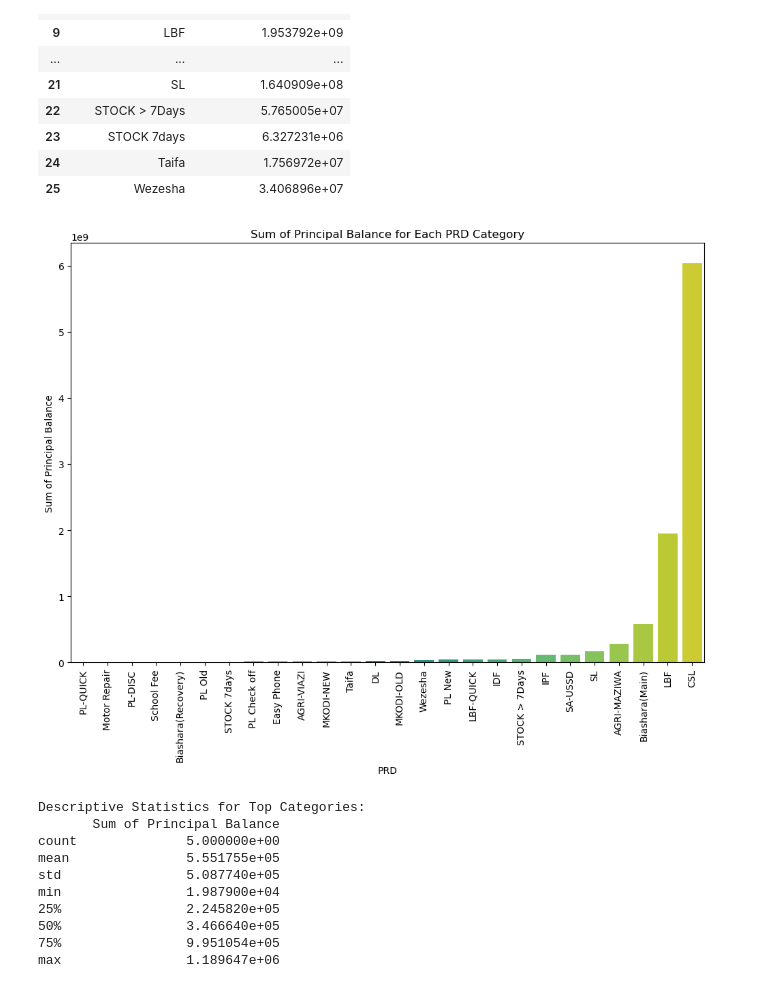
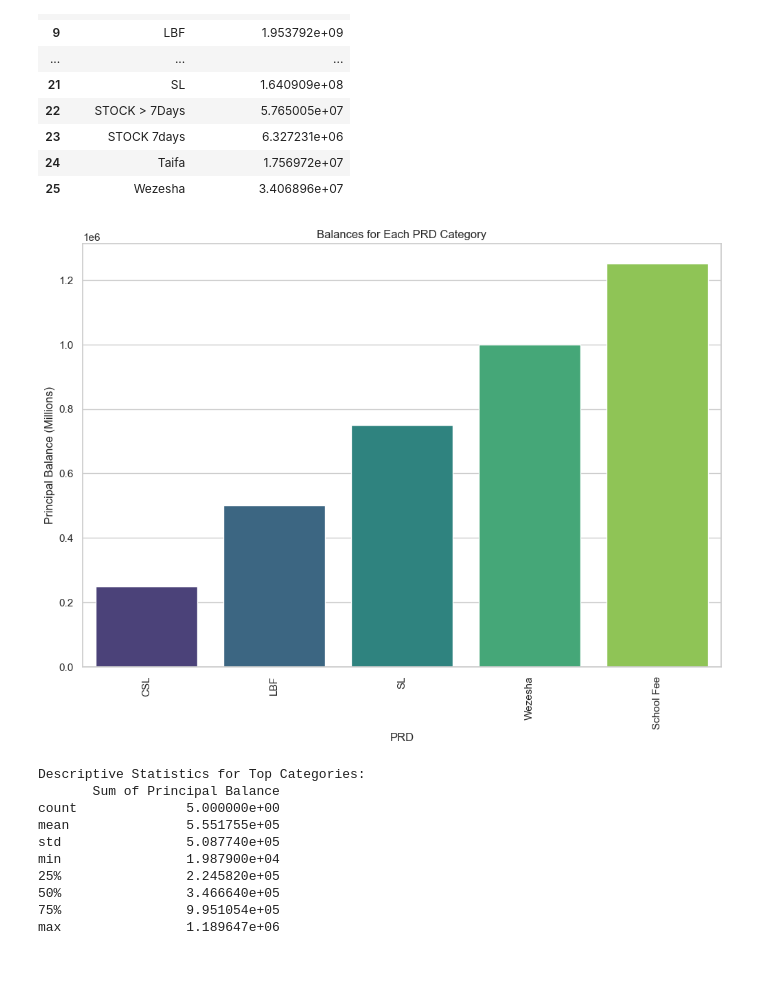
Before and after one commit to 1Wambugu/Final-project, a Jupyter notebook: analysis.ipynb, the cells around one changed output. Drawn from its saved outputs; the diff is of its cells as text; code cells hidden in the pictures.

```diff
--- a/analysis.ipynb
+++ b/analysis.ipynb
@@ -90,17 +225,29 @@ df
 | 24 | Taifa | 1.756972e+07 |
 | 25 | Wezesha | 3.406896e+07 |
 # %%
-#Sum of principal balance for each product category
-# Plot histogram bar chart
+import pandas as pd
+import matplotlib.pyplot as plt
+import seaborn as sns
+
+
+# Data
+data = {
+    'PRD': ['CSL', 'LBF', 'SL', 'Wezesha', 'School Fee'],
+    'Principal Balance': [250000, 500000, 750000, 1000000, 1250000]  #
+}
+
+df_sorted = pd.DataFrame(data)
+
+# Bar chart
 plt.figure(figsize=(12, 8))
-sns.barplot(x='PRD', y='Sum of Principal Balance', data=df_sorted, palette='viridis')
+sns.barplot(x='PRD', y='Principal Balance', data=df_sorted, palette='viridis')
 plt.xticks(rotation=90)
 plt.xlabel('PRD')
-plt.ylabel('Sum of Principal Balance')
-plt.title('Sum of Principal Balance for Each PRD Category')
+plt.ylabel('Principal Balance (Millions)')
+plt.title('Balances for Each PRD Category')
 plt.show()
 # %% [output]
-[figure, old version]
+[figure, new version]
 # %%
 # Descriptive statistics for the top categories
 top_categories = df_sorted.head(5)  # I Change the number if you want more or fewer categories
```
Also changed, not shown: parts of 8 cells of this notebook, 3 other files.
